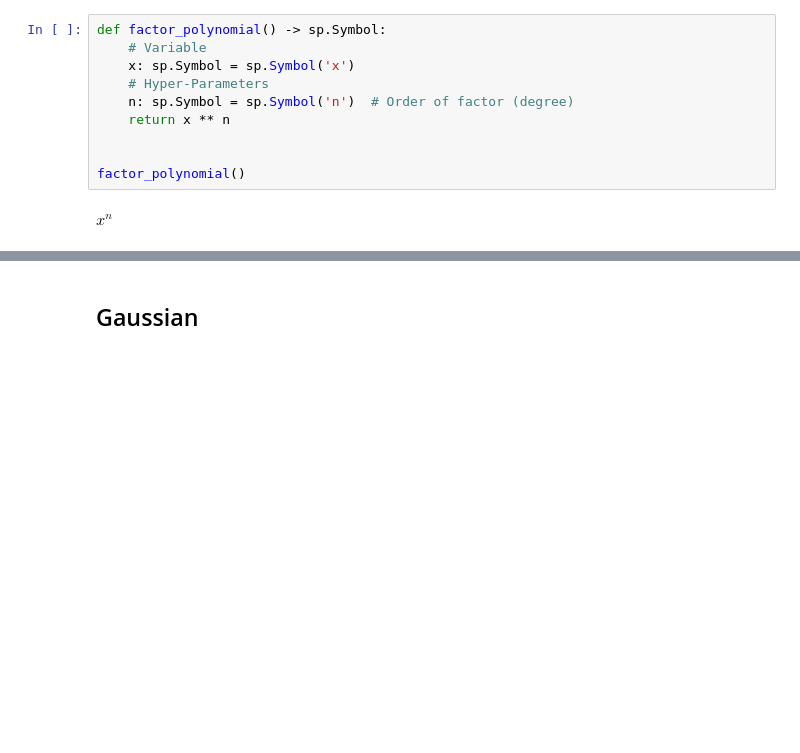
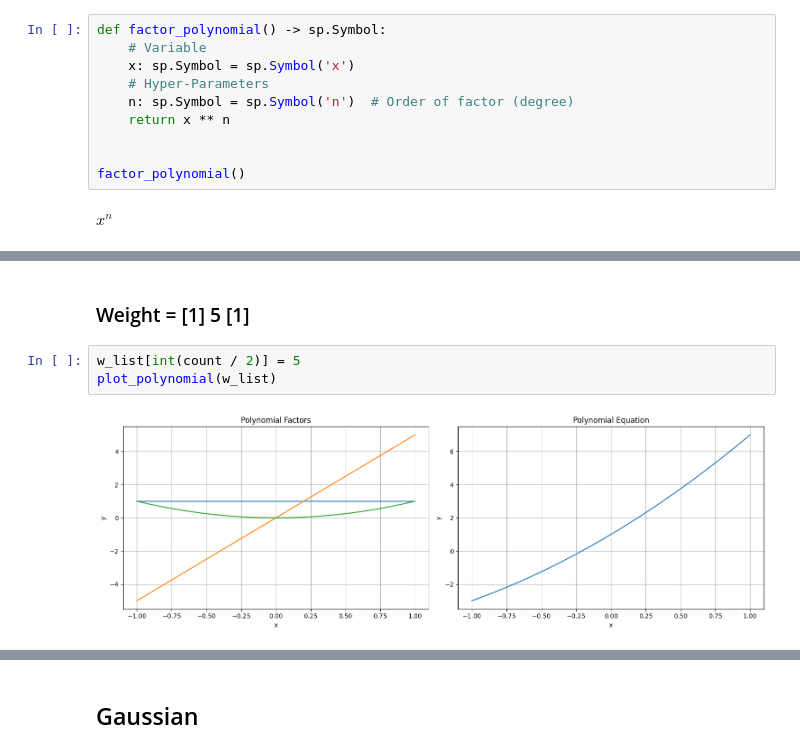
Before and after one commit to dayan3847/machine_learning, a Jupyter notebook: dayan3847/basis_functions/basis_functions.ipynb, the cells around one changed output, grey strips where cells are left out. Drawn from its saved outputs; the diff is of its cells as text; blank space fills up the shorter version.

```diff
--- a/dayan3847/basis_functions/basis_functions.ipynb
+++ b/dayan3847/basis_functions/basis_functions.ipynb
@@ -96,0 +98,7 @@ plot_polynomial()
+# %% [markdown]
+### Weight = [1] 5 [1]
+# %%
+w_list[int(count / 2)] = 5
+plot_polynomial(w_list)
+# %% [output]
+[figure, added]
```
Also changed, not shown: parts of 30 cells of this notebook, 10 other files.
